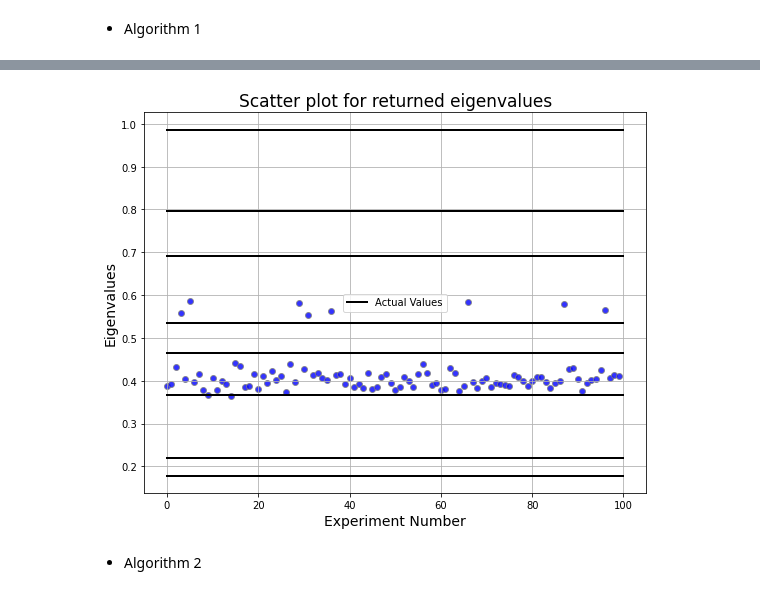
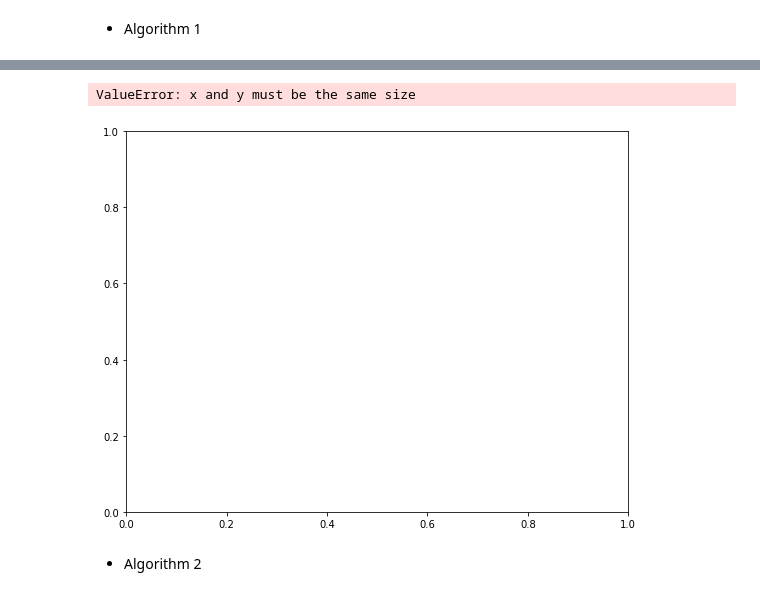
Before and after one commit to TheGupta2012/QPE-Algorithms, a Jupyter notebook: QPE/Statistical QPE/Experiments/Testing convergence to minimum eigenvalues.ipynb, the cells around one changed output, grey strips where cells are left out. Saved outputs shown, nothing was run; the diff lists cells and outputs as text; code cells hidden in the pictures.

```diff
--- a/QPE/Statistical QPE/Experiments/Testing convergence to minimum eigenvalues.ipynb
+++ b/QPE/Statistical QPE/Experiments/Testing convergence to minimum eigenvalues.ipynb
@@ -74,11 +57,11 @@ Eigenstates : [[-0.21147302+0.13705391j  0.12011102-0.09236254j  0.35372693+0.15
 # %% [markdown]
 ### Generate the basis we provide
 # %%
-sample = unitary_group.rvs(8)
+sample = unitary_group.rvs(4)
 basis = []
 for k in sample:
     basis.append(k)
-basis_ind = np.random.choice(range(8))
+basis_ind = np.random.choice(range(4))
 print("Basis :", basis)
 print("Basis index :", basis_ind)
 # %% [output]
@@ -102,21 +74,21 @@ Basis index : 4
 # %% [markdown]
 ### Utils
 # %%
-def generate_plot1(actual_E, returned_E, experiments):
+def generate_plot1(actual_E, returned_E, iters):
     colors = ['blue', 'orange', 'red',
               'green', 'brown', 'magenta', 'pink']
 
     plt.figure(figsize=(9, 7))
-    plt.scatter(range(experiments), returned_E, marker='o', edgecolors='grey', color=np.random.choice(colors),
+    plt.scatter(range(iters), returned_E, marker='o', edgecolors='grey', color=np.random.choice(colors),
                 alpha=0.8,)
     for i, k in enumerate(actual_E):
         if i == 0:
-            plt.plot([0, experiments], [k, k], color='black',
+            plt.plot([0, iters], [k, k], color='black',
                      linewidth=2, label='Actual Values')
         else:
-            plt.plot([0, experiments], [k, k], color='black',
+            plt.plot([0, iters], [k, k], color='black',
                      linewidth=2)
-    plt.xlabel("Experiment Number", fontsize=14)
+    plt.xlabel("Number of iterations", fontsize=14)
     plt.ylabel("Eigenvalues", fontsize=14)
     plt.title("Scatter plot for returned eigenvalues", fontsize=17)
     plt.legend()
@@ -158,0 +130,5 @@ simulator = Aer.get_backend('qasm_simulator')
+# %%
+spea2 = global_max_SPEA(unit, resolution=15, error=2, max_iters=80)
+res = spea2.get_eigen_pair(progress = True,
+        backend=simulator, algo='alternate', basis=basis,
+        basis_ind=basis_ind)
@@ -159,11 +153,12 @@ simulator = Aer.get_backend('qasm_simulator')
 # %%
 eigen_vals_ret1 = []
-while len(eigen_vals_ret1) != 100:
-    res = spea1.get_eigen_pair(
+for i in range(30):
+    spea2 = global_max_SPEA(unit, resolution=40, error=2, max_iters=i)
+    res = spea2.get_eigen_pair(
         backend=simulator, algo='alternate', basis=basis,
         basis_ind=basis_ind)
-    if res['cost'] < 0.75:
-        continue
+#     if res['cost'] < 0.75:
+#         continue
 
     eigen_vals_ret1.append(res['theta'])
 # %% [output]
@@ -187,7 +203,8 @@ Terminating algorithm...
 # %%
-generate_plot1(eig_v, eigen_vals_ret1, 100)
+generate_plot1(eig_v, eigen_vals_ret1, )
 # %% [output]
+ValueError: x and y must be the same size
-[figure, old version]
+[figure, new version]
 # %% [markdown]
 - Algorithm 2
 # %%
```
Also changed, not shown: parts of 16 cells of this notebook, 1 other file.
